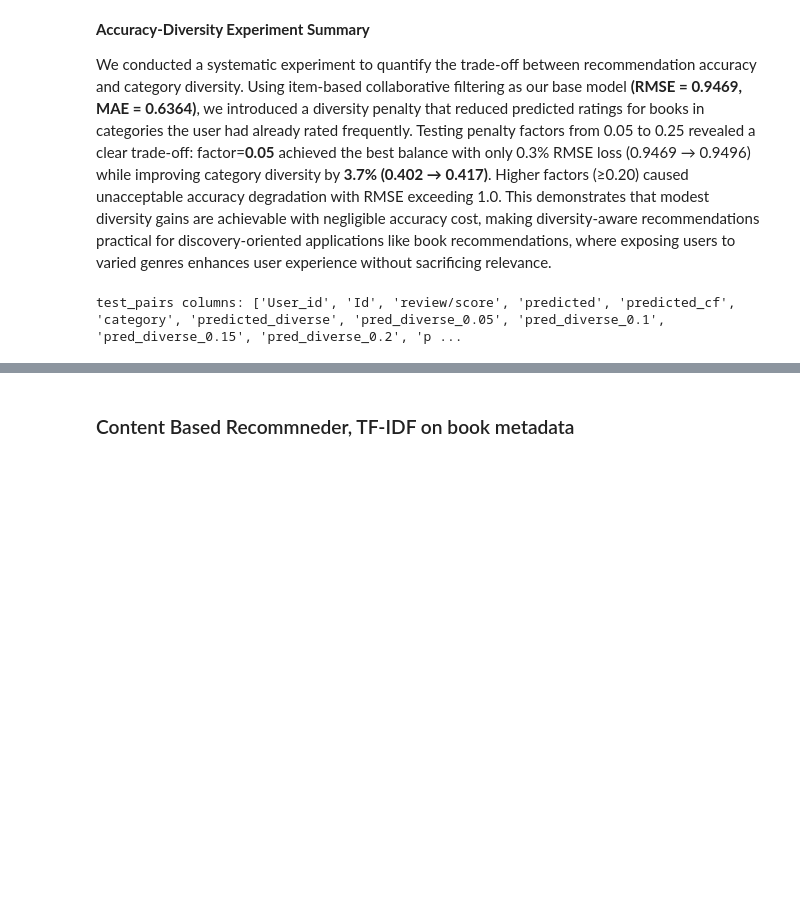
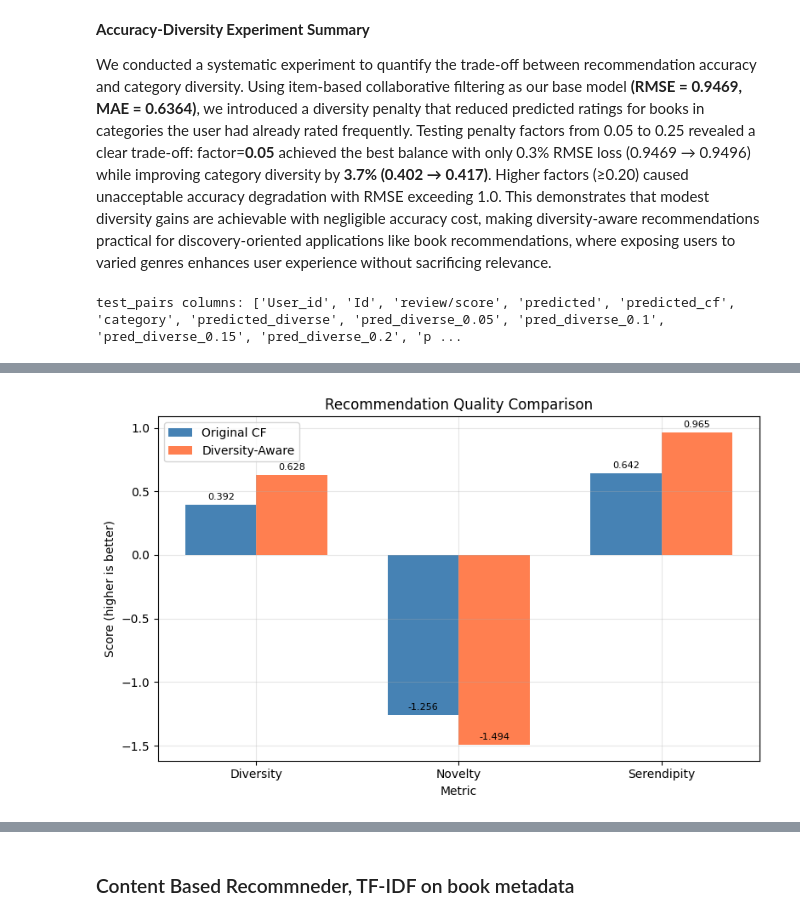
Before and after one commit to mehreengillani/RecommenderSystem_612, a Jupyter notebook: Project4.ipynb, the cells around one changed output, grey strips where cells are left out. Saved outputs shown, nothing was run; the diff lists cells and outputs as text; code cells hidden in the pictures; blank space fills up the shorter version.

```diff
--- a/Project4.ipynb
+++ b/Project4.ipynb
@@ -1065,0 +1305,40 @@ test_pairs columns: ['User_id', 'Id', 'review/score', 'predicted', 'predicted_cf
+# %%
+# =============================================================================
+# Step 4: Visualization
+# =============================================================================
+
+import matplotlib.pyplot as plt
+
+metrics = ['Diversity', 'Novelty', 'Serendipity']
+cf_values = [avg_cf['diversity'], avg_cf['novelty'], avg_cf['serendipity']]
+div_values = [avg_div['diversity'], avg_div['novelty'], avg_div['serendipity']]
+
+x = np.arange(len(metrics))
+width = 0.35
+
+fig, ax = plt.subplots(figsize=(8, 5))
+bars1 = ax.bar(x - width/2, cf_values, width, label='Original CF', color='steelblue')
+bars2 = ax.bar(x + width/2, div_values, width, label='Diversity-Aware', color='coral')
+
+ax.set_xlabel('Metric')
+ax.set_ylabel('Score (higher is better)')
+ax.set_title('Recommendation Quality Comparison')
+ax.set_xticks(x)
+ax.set_xticklabels(metrics)
+ax.legend()
+ax.grid(True, alpha=0.3)
+
+# Add value labels
+for bar in bars1:
+    height = bar.get_height()
+    ax.annotate(f'{height:.3f}', xy=(bar.get_x() + bar.get_width()/2, height),
+                xytext=(0, 3), textcoords="offset points", ha='center', va='bottom', fontsize=8)
+for bar in bars2:
+    height = bar.get_height()
+    ax.annotate(f'{height:.3f}', xy=(bar.get_x() + bar.get_width()/2, height),
+                xytext=(0, 3), textcoords="offset points", ha='center', va='bottom', fontsize=8)
+
+plt.tight_layout()
+plt.show()
+# %% [output]
+[figure, added]
```
Also changed, not shown: parts of 17 cells of this notebook.
